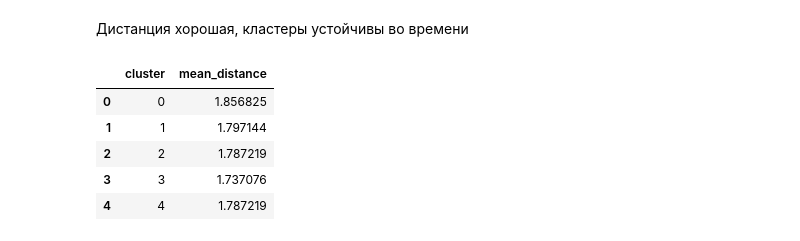
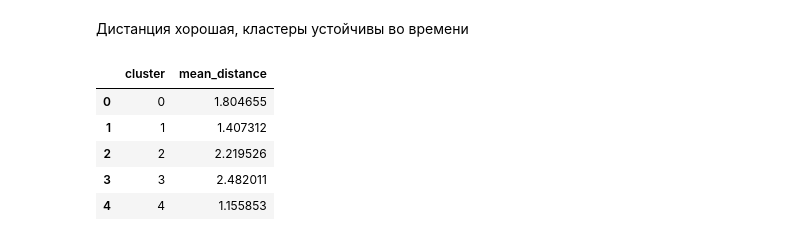
Before and after one commit to Frignum/MOCluster, a Jupyter notebook: clustering.ipynb, the cells around one changed output. Drawn from its saved outputs; the diff is of its cells as text; code cells hidden in the pictures.

```diff
--- a/clustering.ipynb
+++ b/clustering.ipynb
@@ -521,32 +521,42 @@ month_prev month_curr  mean_distance
 # %% [markdown]
 Дистанция хорошая, кластеры устойчивы во времени
 # %%
-cluster_distances = {}
+cluster_distances = {c: [] for c in range(5)}
 
-for _, row in match_df.iterrows():
-    prev_key = row['month_prev']
-    curr_key = row['month_curr']
-    d = row['mean_distance']
+for prev_key, curr_key in zip(sorted_months[:-1], sorted_months[1:]):
+    prof_a = profiles_canon[prev_key]
+    prof_b = profiles_canon[curr_key]
 
-    for raw, canon in canonical_mapping[prev_key].items():
-        cluster_distances.setdefault(canon, []).append(d)
+    common = [c for c in prof_a.index if c in prof_b.index]
+    if not common:
+        continue
 
-    for raw, canon in canonical_mapping[curr_key].items():
-        cluster_distances.setdefault(canon, []).append(d)
+    a = prof_a.loc[common].values
+    b = prof_b.loc[common].values
+
+    scaler = StandardScaler()
+    scaler.fit(np.vstack([a, b]))
+    a_s = scaler.transform(a)
+    b_s = scaler.transform(b)
+
+    per_cluster = np.linalg.norm(a_s - b_s, axis=1)
+
+    for c, dist in zip(common, per_cluster):
+        cluster_distances[c].append(float(dist))
 
 result_table = pd.DataFrame({
     'cluster': list(cluster_distances.keys()),
-    'mean_distance': [np.mean(v) for v in cluster_distances.values()]
+    'mean_distance': [np.mean(v) if v else np.nan for v in cluster_distances.values()]
 }).sort_values('cluster').reset_index(drop=True)
 
 result_table
 # %% [output]
 |  | cluster | mean_distance |
-| 0 | 0 | 1.856825 |
-| 1 | 1 | 1.797144 |
-| 2 | 2 | 1.787219 |
-| 3 | 3 | 1.737076 |
-| 4 | 4 | 1.787219 |
+| 0 | 0 | 1.804655 |
+| 1 | 1 | 1.407312 |
+| 2 | 2 | 2.219526 |
+| 3 | 3 | 2.482011 |
+| 4 | 4 | 1.155853 |
 # %%
 all_months_df = pd.concat(
     [df_m.assign(month_key=f"{df_m['year'].iloc[0]}-{df_m['month'].iloc[0]:02d}")
```
